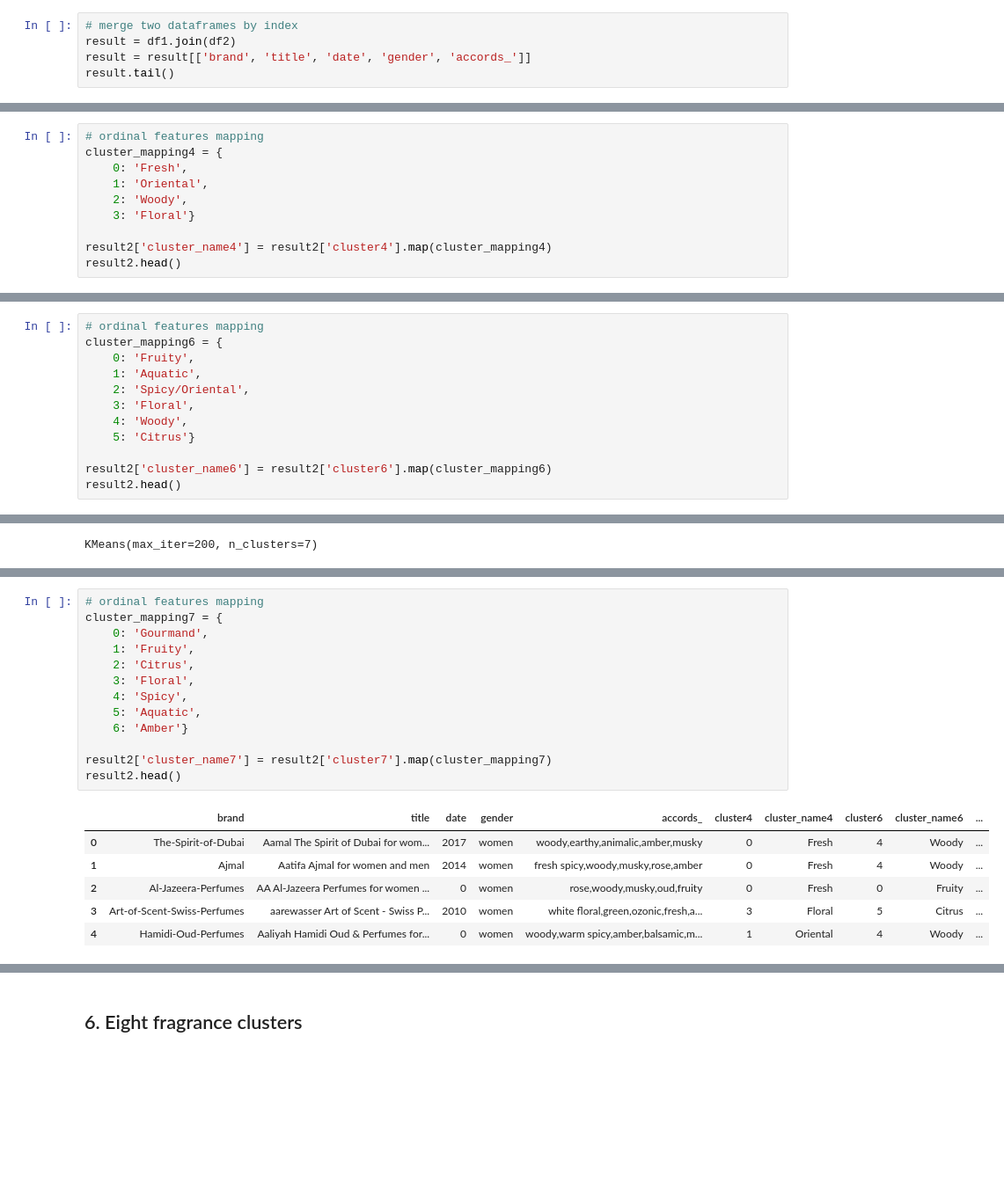
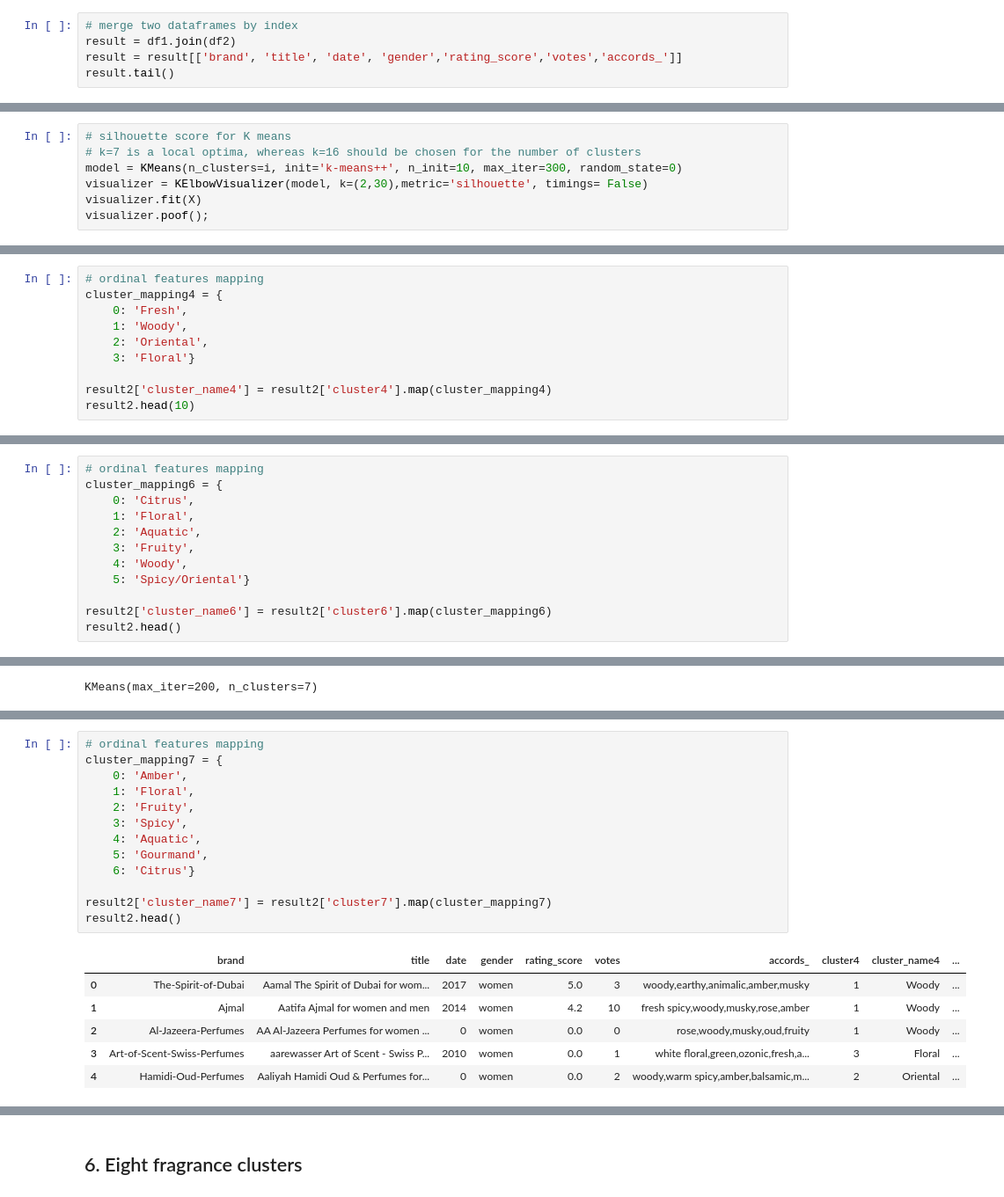
Before and after one commit to katarzynajanicka/fragrance-cluster-analysis, a Jupyter notebook: fragrances.ipynb, the cells around one changed output, grey strips where cells are left out. Shown at 88% size. Cells and saved outputs as stored; diff of their text form; blank space fills up the shorter version.

```diff
--- a/fragrances.ipynb
+++ b/fragrances.ipynb
@@ -203,6 +251,6 @@ df2.tail()
 # %%
 # merge two dataframes by index
 result = df1.join(df2)
-result = result[['brand', 'title', 'date', 'gender', 'accords_']]
+result = result[['brand', 'title', 'date', 'gender','rating_score','votes','accords_']]
 result.tail()
 # %% [output]
@@ -250,2 +296,9 @@ visualizer.poof();
 # %% [markdown]
 ### 2.2. Silhouette coefficient
+# %%
+# silhouette score for K means
+# k=7 is a local optima, whereas k=16 should be chosen for the number of clusters
+model = KMeans(n_clusters=i, init='k-means++', n_init=10, max_iter=300, random_state=0)
+visualizer = KElbowVisualizer(model, k=(2,30),metric='silhouette', timings= False)
+visualizer.fit(X)
+visualizer.poof();
@@ -370,10 +408,10 @@ result2.head(10)
 # ordinal features mapping
 cluster_mapping4 = {
     0: 'Fresh',
-    1: 'Oriental',
-    2: 'Woody',
+    1: 'Woody',
+    2: 'Oriental',
     3: 'Floral'}
 
 result2['cluster_name4'] = result2['cluster4'].map(cluster_mapping4)
-result2.head()
+result2.head(10)
 # %% [output]
@@ -455,12 +498,12 @@ result2.head(10)
 # %%
 # ordinal features mapping
 cluster_mapping6 = {
-    0: 'Fruity',
-    1: 'Aquatic',
-    2: 'Spicy/Oriental',
-    3: 'Floral',
+    0: 'Citrus',
+    1: 'Floral',
+    2: 'Aquatic',
+    3: 'Fruity',
     4: 'Woody',
-    5: 'Citrus'}
+    5: 'Spicy/Oriental'}
 
 result2['cluster_name6'] = result2['cluster6'].map(cluster_mapping6)
 result2.head()
@@ -543,23 +586,23 @@ result2.head()
 # %%
 # ordinal features mapping
 cluster_mapping7 = {
-    0: 'Gourmand',
-    1: 'Fruity',
-    2: 'Citrus',
-    3: 'Floral',
-    4: 'Spicy',
-    5: 'Aquatic',
-    6: 'Amber'}
+    0: 'Amber',
+    1: 'Floral',
+    2: 'Fruity',
+    3: 'Spicy',
+    4: 'Aquatic',
+    5: 'Gourmand',
+    6: 'Citrus'}
 
 result2['cluster_name7'] = result2['cluster7'].map(cluster_mapping7)
 result2.head()
 # %% [output]
-|  | brand | title | date | gender | accords_ | cluster4 | cluster_name4 | cluster6 | cluster_name6 | ... |
-| 0 | The-Spirit-of-Dubai | Aamal The Spirit of Dubai for wom... | 2017 | women | woody,earthy,animalic,amber,musky | 0 | Fresh | 4 | Woody | ... |
-| 1 | Ajmal | Aatifa Ajmal for women and men | 2014 | women | fresh spicy,woody,musky,rose,amber | 0 | Fresh | 4 | Woody | ... |
-| 2 | Al-Jazeera-Perfumes | AA Al-Jazeera Perfumes for women ... | 0 | women | rose,woody,musky,oud,fruity | 0 | Fresh | 0 | Fruity | ... |
-| 3 | Art-of-Scent-Swiss-Perfumes | aarewasser Art of Scent - Swiss P... | 2010 | women | white floral,green,ozonic,fresh,a... | 3 | Floral | 5 | Citrus | ... |
-| 4 | Hamidi-Oud-Perfumes | Aaliyah Hamidi Oud & Perfumes for... | 0 | women | woody,warm spicy,amber,balsamic,m... | 1 | Oriental | 4 | Woody | ... |
+|  | brand | title | date | gender | rating_score | votes | accords_ | cluster4 | cluster_name4 | ... |
+| 0 | The-Spirit-of-Dubai | Aamal The Spirit of Dubai for wom... | 2017 | women | 5.0 | 3 | woody,earthy,animalic,amber,musky | 1 | Woody | ... |
+| 1 | Ajmal | Aatifa Ajmal for women and men | 2014 | women | 4.2 | 10 | fresh spicy,woody,musky,rose,amber | 1 | Woody | ... |
+| 2 | Al-Jazeera-Perfumes | AA Al-Jazeera Perfumes for women ... | 0 | women | 0.0 | 0 | rose,woody,musky,oud,fruity | 1 | Woody | ... |
+| 3 | Art-of-Scent-Swiss-Perfumes | aarewasser Art of Scent - Swiss P... | 2010 | women | 0.0 | 1 | white floral,green,ozonic,fresh,a... | 3 | Floral | ... |
+| 4 | Hamidi-Oud-Perfumes | Aaliyah Hamidi Oud & Perfumes for... | 0 | women | 0.0 | 2 | woody,warm spicy,amber,balsamic,m... | 2 | Oriental | ... |
 # %%
 # cluster count
 result2['cluster_name7'].value_counts()
```
Also changed, not shown: parts of 50 cells of this notebook.
